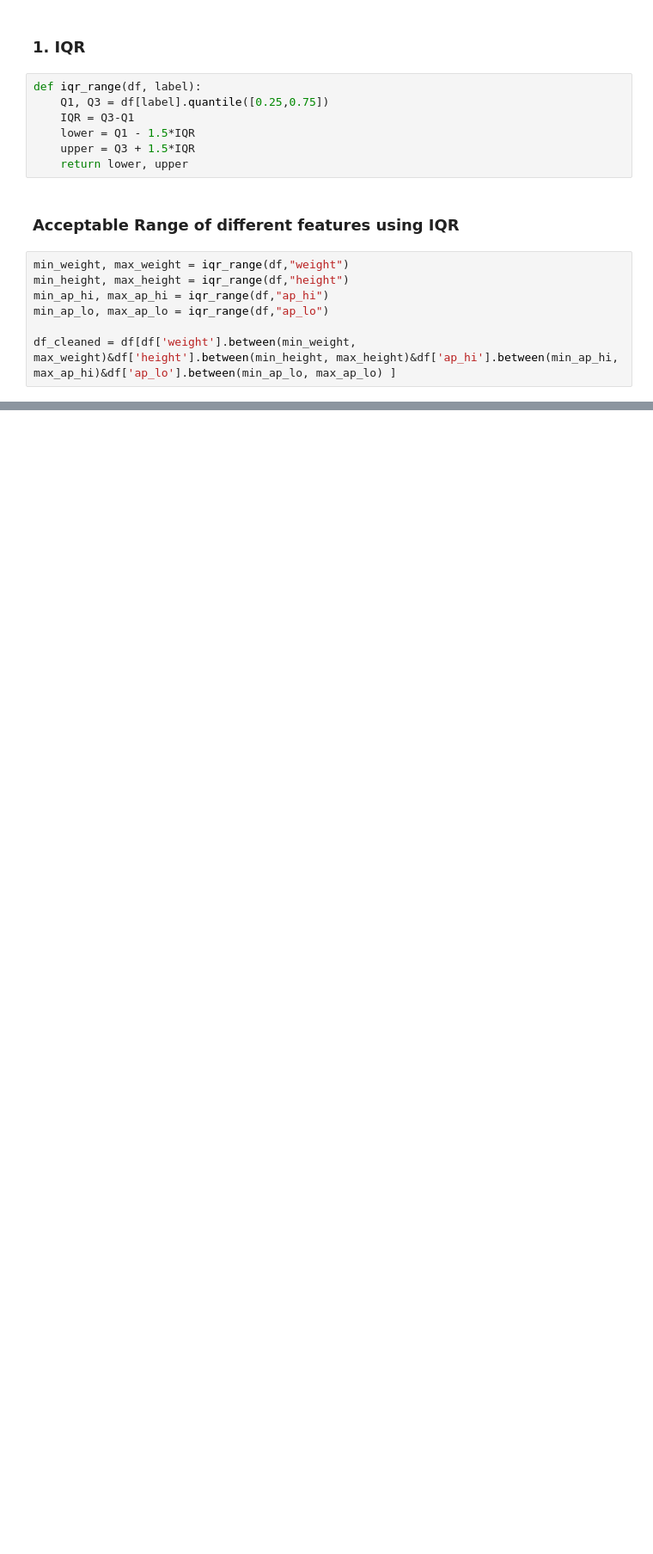
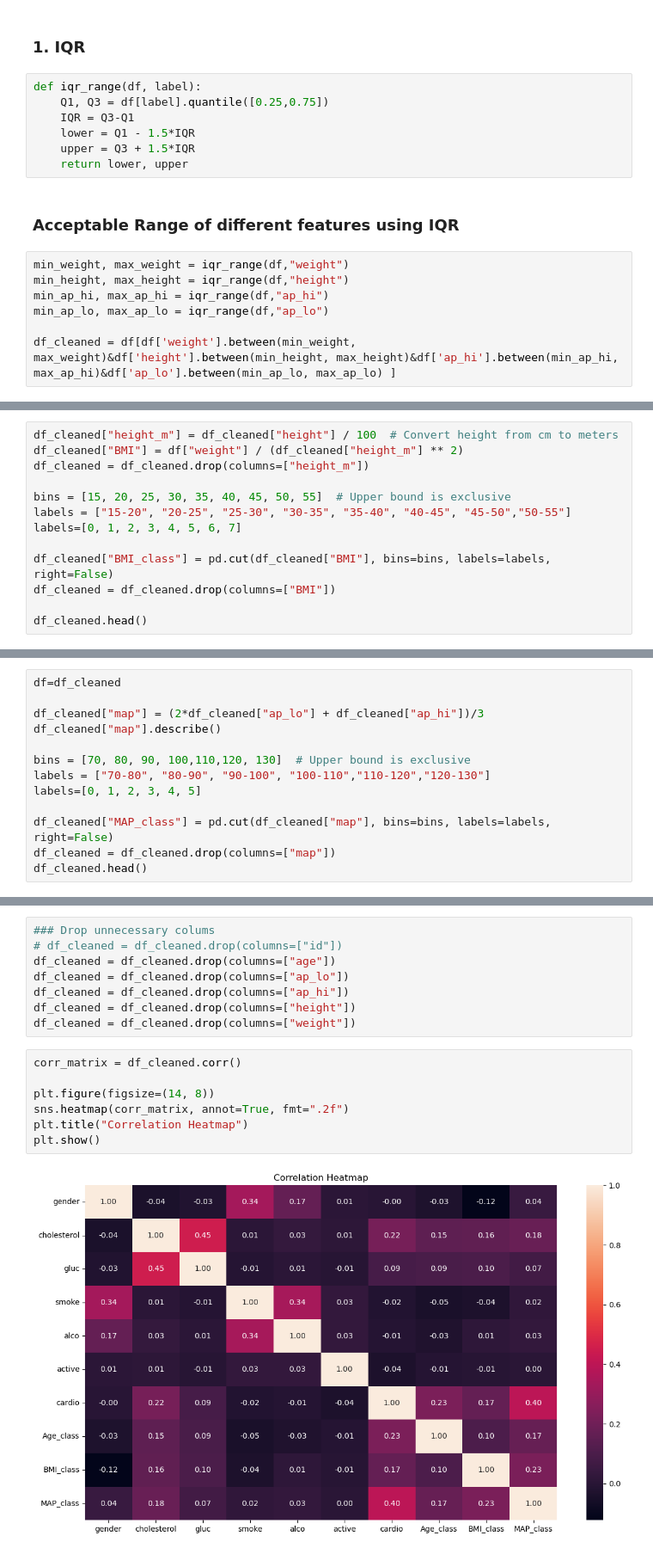
Before and after one commit to Pankajinos/CardioVascularDiseasePrediction, a Jupyter notebook: CardioVascularDescisionTree.ipynb, the cells around one changed output, grey strips where cells are left out. Shown: that part at 86% size. Saved outputs shown, nothing was run; the diff lists cells and outputs as text; blank space fills up the shorter version.

```diff
--- a/CardioVascularDescisionTree.ipynb
+++ b/CardioVascularDescisionTree.ipynb
@@ -77,0 +112,13 @@ df_cleaned.to_csv("cleaned
+# %%
+df_cleaned["height_m"] = df_cleaned["height"] / 100  # Convert height from cm to meters
+df_cleaned["BMI"] = df["weight"] / (df_cleaned["height_m"] ** 2)
+df_cleaned = df_cleaned.drop(columns=["height_m"])
+
+bins = [15, 20, 25, 30, 35, 40, 45, 50, 55]  # Upper bound is exclusive
+labels = ["15-20", "20-25", "25-30", "30-35", "35-40", "40-45", "45-50","50-55"]
+labels=[0, 1, 2, 3, 4, 5, 6, 7]
+
+df_cleaned["BMI_class"] = pd.cut(df_cleaned["BMI"], bins=bins, labels=labels, right=False)
+df_cleaned = df_cleaned.drop(columns=["BMI"])
+
+df_cleaned.head()
@@ -77,0 +136,13 @@ df_cleaned.to_csv("cleaned
+# %%
+df=df_cleaned
+
+df_cleaned["map"] = (2*df_cleaned["ap_lo"] + df_cleaned["ap_hi"])/3
+df_cleaned["map"].describe()
+
+bins = [70, 80, 90, 100,110,120, 130]  # Upper bound is exclusive
+labels = ["70-80", "80-90", "90-100", "100-110","110-120","120-130"]
+labels=[0, 1, 2, 3, 4, 5]
+
+df_cleaned["MAP_class"] = pd.cut(df_cleaned["map"], bins=bins, labels=labels, right=False)
+df_cleaned = df_cleaned.drop(columns=["map"])
+df_cleaned.head()
@@ -77,0 +168,17 @@ df_cleaned.to_csv("cleaned
+# %%
+### Drop unnecessary colums
+# df_cleaned = df_cleaned.drop(columns=["id"])
+df_cleaned = df_cleaned.drop(columns=["age"])
+df_cleaned = df_cleaned.drop(columns=["ap_lo"])
+df_cleaned = df_cleaned.drop(columns=["ap_hi"])
+df_cleaned = df_cleaned.drop(columns=["height"])
+df_cleaned = df_cleaned.drop(columns=["weight"])
+# %%
+corr_matrix = df_cleaned.corr()
+
+plt.figure(figsize=(14, 8))
+sns.heatmap(corr_matrix, annot=True, fmt=".2f")
+plt.title("Correlation Heatmap")
+plt.show()
+# %% [output]
+[figure, added]
```
Also changed, not shown: parts of 10 cells of this notebook.
